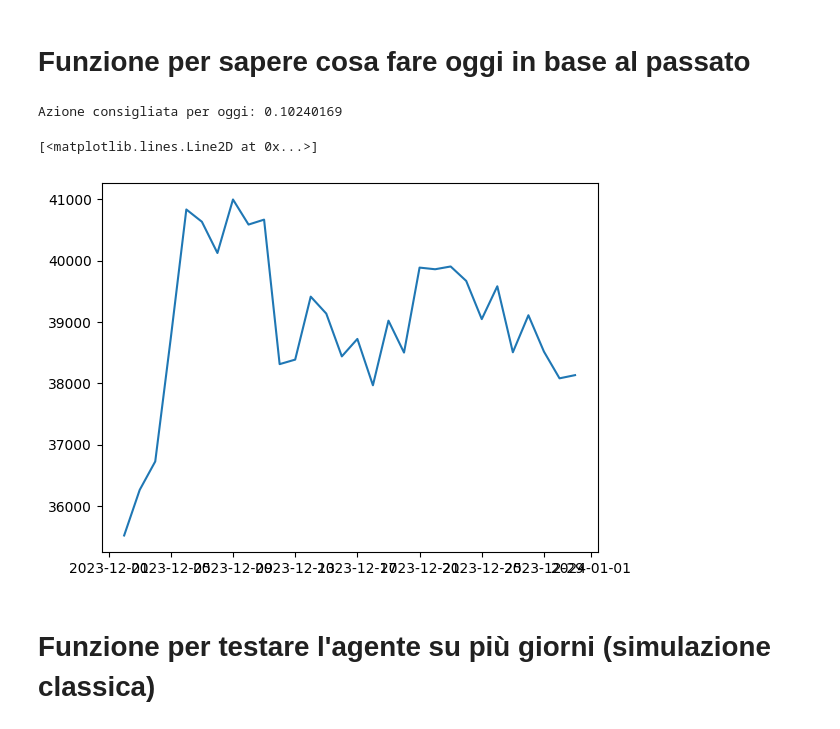
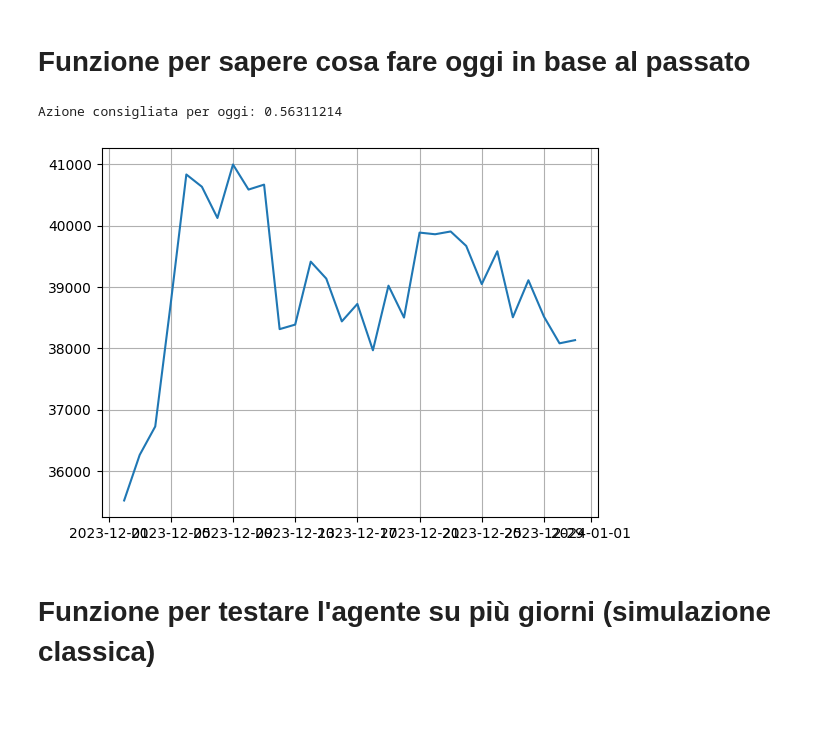
Before and after one commit to AleImbri/Crypto-machine-learning, a Jupyter notebook: Reinforcement learning su BTC.ipynb, the cells around one changed output. Cells and saved outputs as stored; diff of their text form; code cells hidden in the pictures.

```diff
--- a/Reinforcement learning su BTC.ipynb
+++ b/Reinforcement learning su BTC.ipynb
@@ -174,8 +348,11 @@ class TradingEnv(gym.Env):
 # %%
 liquidità_iniziale = 1000
 bitcoin_iniziali = 0
-train_env = TradingEnv(periods=train_periods, initial_cash=liquidità_iniziale, initial_btc=bitcoin_iniziali)
-validation_env = TradingEnv(periods=validation_periods, initial_cash=liquidità_iniziale, initial_btc=bitcoin_iniziali)
+L = 30
+info_columns = ['Price'] #['Price', 'Volume'] # Scegliere tra le colonne presenti nel dataset iniziale
+portfolio_metrics = [] #['cash', 'btc', 'total_value'] # Scegliere tra 'cash', 'btc' e 'total_value' (o una combinazione di questi)
+train_env = TradingEnv(periods=train_periods, initial_cash=liquidità_iniziale, initial_btc=bitcoin_iniziali, L=L, info_columns=info_columns, portfolio_metrics=portfolio_metrics)
+validation_env = TradingEnv(periods=validation_periods, initial_cash=liquidità_iniziale, initial_btc=bitcoin_iniziali, L=L, info_columns=info_columns, portfolio_metrics=portfolio_metrics)
 # %% [markdown]
 # Addestrare l'Agente con Monitoraggio su validation
 # %%
@@ -183,15 +360,15 @@ validation_env = TradingEnv(periods=validation_periods, initial_cash=liquidità_
 model = PPO("MlpPolicy", train_env, verbose=1)
 
 # Parametri per il training e l'early stopping
-n_train_steps = 1000000 # Timestep totali di addestramento
-n_val_timesteps = 100 # Ogni n_val_timesteps valutiamo l'agente
-patience = 50 # Numero massimo di valutazioni senza miglioramento prima dello stop
+n_train_steps = 10000000 # Timestep totali di addestramento
+n_val_timesteps = 1000 # Ogni n_val_timesteps valutiamo l'agente
+patience = 100 # Numero massimo di valutazioni senza miglioramento prima dello stop
 best_validation_reward = -np.inf # Reward migliore osservato finora
 validation_rewards = [] # Lista dei reward di validazione
 no_improvement_count = 0 # Contatore per tenere traccia delle valutazioni senza miglioramento
 
 # Nome del file per i migliori pesi
-best_model_path = "best_model_RL_BTC.zip"
+best_model_path = f"best_model_RL_BTC_{n_train_steps}_{n_val_timesteps}_{patience}_{info_columns}_{portfolio_metrics}.zip"
 
 # Ciclo di training con early stopping e valutazione su tutto il validation set
 for step in range(0, n_train_steps, n_val_timesteps):
@@ -201,7 +378,8 @@ for step in range(0, n_train_steps, n_val_timesteps):
     # Valutazione su tutto il validation_env
     rewards = []
     for period in validation_periods:
-        validation_env = TradingEnv([period])
+        validation_env = TradingEnv([period], initial_cash=liquidità_iniziale, initial_btc=bitcoin_iniziali,
+                                    L=L, info_columns=info_columns, portfolio_metrics=portfolio_metrics)
         obs = validation_env.reset()
         done = False
         total_reward = 0
@@ -295,7 +529,8 @@ Total reward on test data: -1996.822969420245
 # Funzione per sapere cosa fare oggi in base al passato
 # %%
 def get_trading_action(model, new_data):
-    new_env = TradingEnv(periods=[new_data])
+    new_env = TradingEnv(periods=[new_data], initial_cash=liquidità_iniziale, initial_btc=bitcoin_iniziali,
+                                    L=L, info_columns=info_columns, portfolio_metrics=portfolio_metrics)
     obs = new_env.reset()
     action, _states = model.predict(obs)
     return action[0]
@@ -306,12 +541,12 @@ new_data = dati.iloc[-L:]
 action_today = get_trading_action(model, new_data)
 print("Azione consigliata per oggi:", action_today)
 # %% [output]
-Azione consigliata per oggi: 0.10240169
+Azione consigliata per oggi: 0.56311214
 # %%
-plt.plot(new_data['Timestamp'], new_data['Price'])
+plt.grid()
+plt.plot(new_data['Timestamp'], new_data['Price']);
 # %% [output]
-[<matplotlib.lines.Line2D at 0x...>]
-[figure, old version]
+[figure, new version]
 # %% [markdown]
 # Funzione per testare l'agente su più giorni (simulazione classica)
 # %%
```
Also changed, not shown: parts of 12 cells of this notebook.
